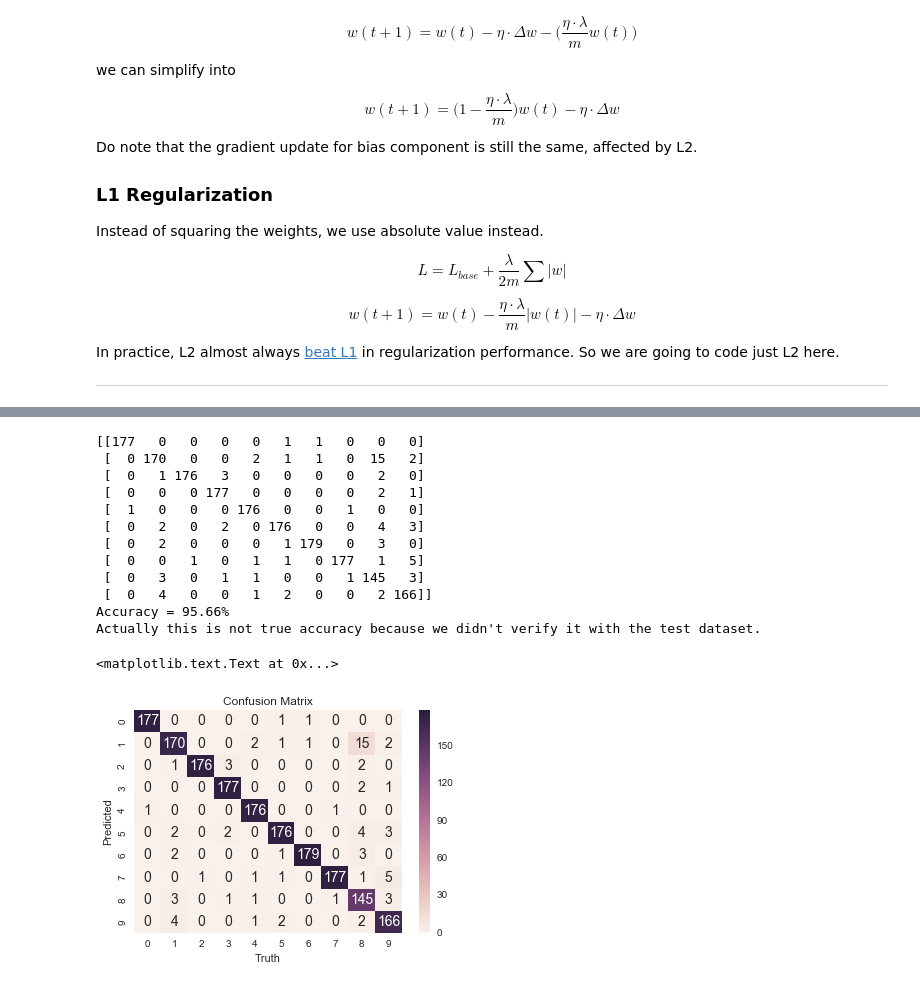
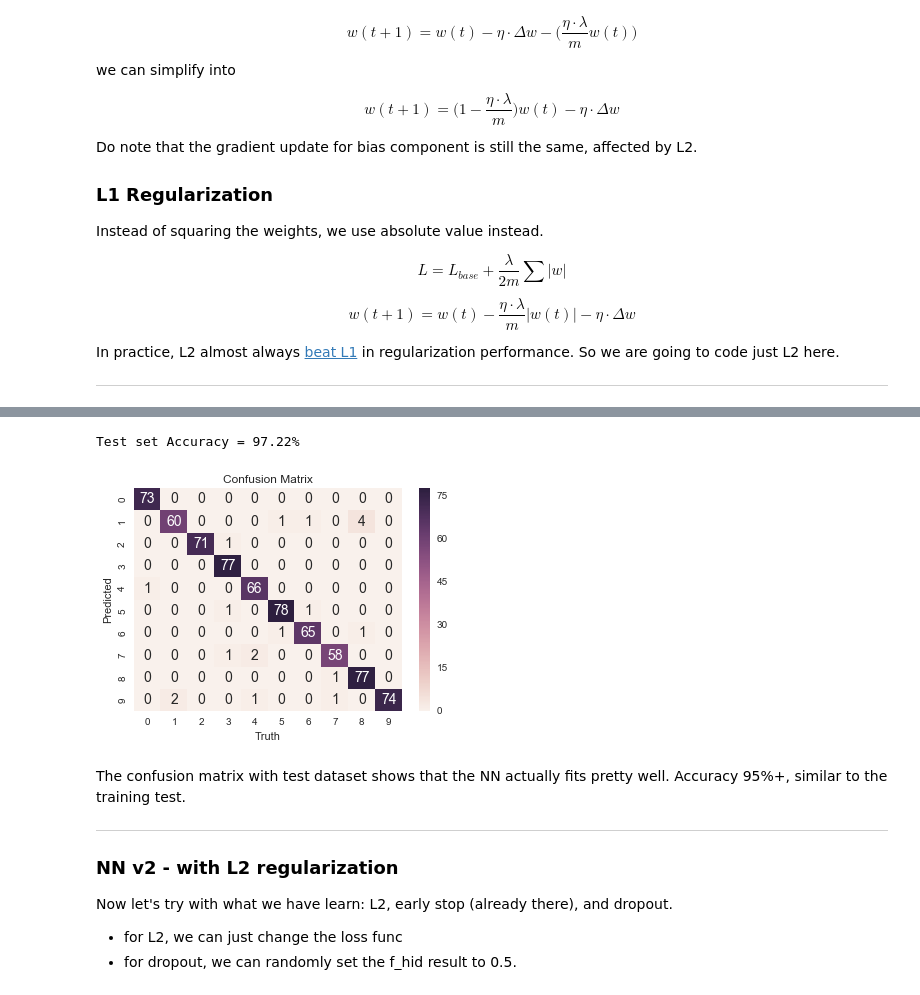
Before and after one commit to patrick-su/ml_algorithms_stepbystep, a Jupyter notebook: algo_example_NN_regularization.ipynb, the cells around one changed output, grey strips where cells are left out. Cells and saved outputs as stored; diff of their text form; code cells hidden in the pictures.

```diff
--- a/algo_example_NN_regularization.ipynb
+++ b/algo_example_NN_regularization.ipynb
@@ -236,31 +242,29 @@ end_loss = 0.0849270706587
 # %%
-#get the prediction to compare with target
-y_pred = np.argmax(f_out,axis=1)
-
 from sklearn.metrics import confusion_matrix
-cm_mat = confusion_matrix(digits.target[0:instance_size],y_pred)
-print cm_mat.T
-accuracy = np.trace(cm_mat)*100.0/instance_size
-print 'Accuracy = {:.2f}%'.format(accuracy)
-print 'Actually this is not true accuracy because we didn\'t verify it with the test dataset.'
-df_temp = pd.DataFrame(cm_mat.flatten()[np.newaxis].T,columns = ['values'])
-plt.figure(figsize = (6,4),dpi=600)
-sns.heatmap(cm_mat.T, cbar=True ,annot=True, fmt=',.0f')
-plt.title('Confusion Matrix')
-plt.xlabel('Truth')
-plt.ylabel('Predicted')
+def show_confusion_matrix(cm_mat):
+    accuracy = np.trace(cm_mat)*100.0/test_size
+    print 'Test set Accuracy = {:.2f}%'.format(accuracy)
+    df_temp = pd.DataFrame(cm_mat.flatten()[np.newaxis].T,columns = ['values'])
+    plt.figure(figsize = (6,4),dpi=600)
+    sns.heatmap(cm_mat.T, cbar=True ,annot=True, fmt=',.0f')
+    plt.title('Confusion Matrix')
+    plt.xlabel('Truth')
+    plt.ylabel('Predicted')
-# %% [output]
-[[177   0   0   0   0   1   1   0   0   0]
- [  0 170   0   0   2   1   1   0  15   2]
- [  0   1 176   3   0   0   0   0   2   0]
- [  0   0   0 177   0   0   0   0   2   1]
- [  1   0   0   0 176   0   0   1   0   0]
- [  0   2   0   2   0 176   0   0   4   3]
- [  0   2   0   0   0   1 179   0   3   0]
- [  0   0   1   0   1   1   0 177   1   5]
- [  0   3   0   1   1   0   0   1 145   3]
- [  0   4   0   0   1   2   0   0   2 166]]
-Accuracy = 95.66%
-Actually this is not true accuracy because we didn't verify it with the test dataset.
-<matplotlib.text.Text at 0x...>
-[figure, removed]
+# %%
+#get the prediction to compare with target
+y_pred = np.argmax(f_out_test,axis=1)
+cm_mat = confusion_matrix(digits.target[test_ix],y_pred)
+show_confusion_matrix(cm_mat)
+# %% [output]
+Test set Accuracy = 97.22%
+[figure, added]
+# %% [markdown]
+The confusion matrix with test dataset shows that the NN actually fits pretty well. Accuracy 95%+, similar to the training test.
+
+---
+
+### NN v2 - with L2 regularization
+
+Now let's try with what we have learn: L2, early stop (already there), and dropout.
++ for L2, we can just change the loss func
++ for dropout, we can randomly set the f_hid result to 0.5.
```
Also changed, not shown: parts of 23 cells of this notebook.
